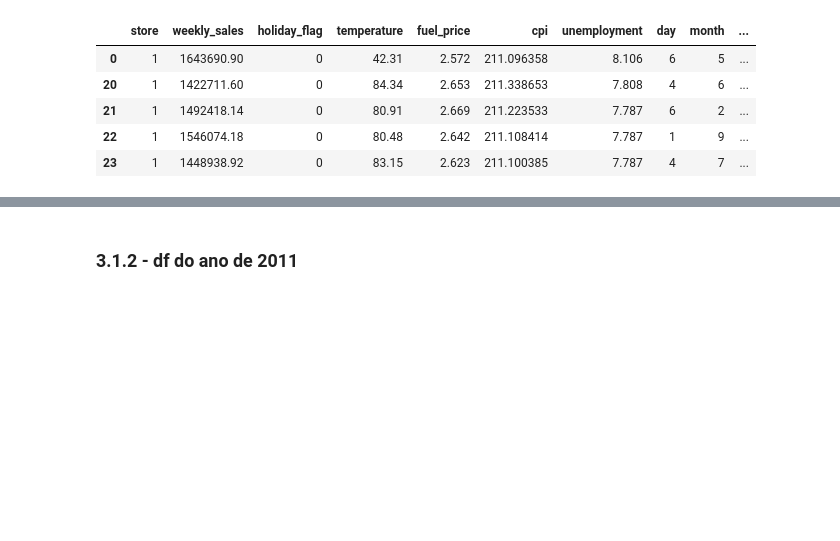
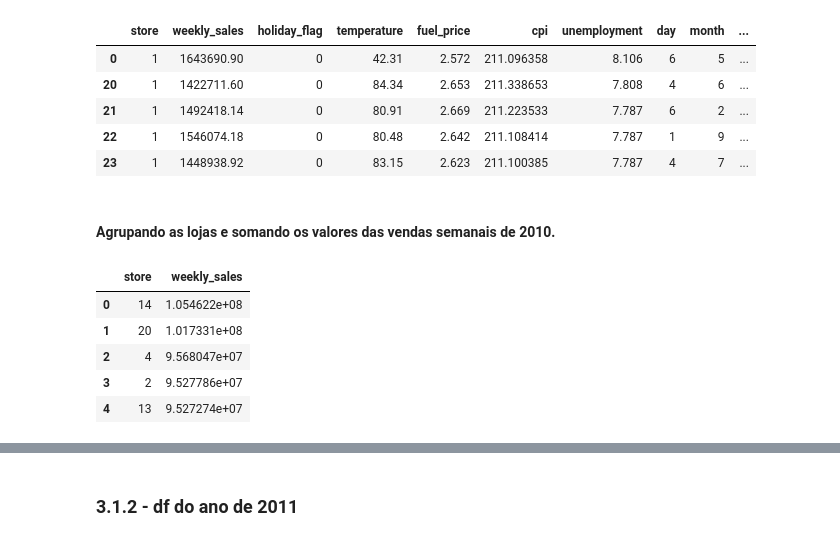
Before and after one commit to michellssGUi/dataScience, a Jupyter notebook: Wallmart_Melhor_Loja_2.ipynb, the cells around one changed output, grey strips where cells are left out. Saved outputs shown, nothing was run; the diff lists cells and outputs as text; code cells hidden in the pictures; blank space fills up the shorter version.

```diff
--- a/Wallmart_Melhor_Loja_2.ipynb
+++ b/Wallmart_Melhor_Loja_2.ipynb
@@ -256,3 +256,15 @@ df_2010.head()
 | 21 | 1 | 1492418.14 | 0 | 80.91 | 2.669 | 211.223533 | 7.787 | 6 | 2 | ... |
 | 22 | 1 | 1546074.18 | 0 | 80.48 | 2.642 | 211.108414 | 7.787 | 1 | 9 | ... |
 | 23 | 1 | 1448938.92 | 0 | 83.15 | 2.623 | 211.100385 | 7.787 | 4 | 7 | ... |
+# %% [markdown]
+#### Agrupando as lojas e somando os valores das vendas semanais de 2010.
+# %%
+df_2010_sum = df_2010.groupby(['store'])['weekly_sales'].sum().to_frame().sort_values(by=['weekly_sales'], ascending=False).reset_index()
+df_2010_sum.head()
+# %% [output]
+|  | store | weekly_sales |
+| 0 | 14 | 1.054622e+08 |
+| 1 | 20 | 1.017331e+08 |
+| 2 | 4 | 9.568047e+07 |
+| 3 | 2 | 9.527786e+07 |
+| 4 | 13 | 9.527274e+07 |
```
Also changed, not shown: parts of 18 cells of this notebook.
